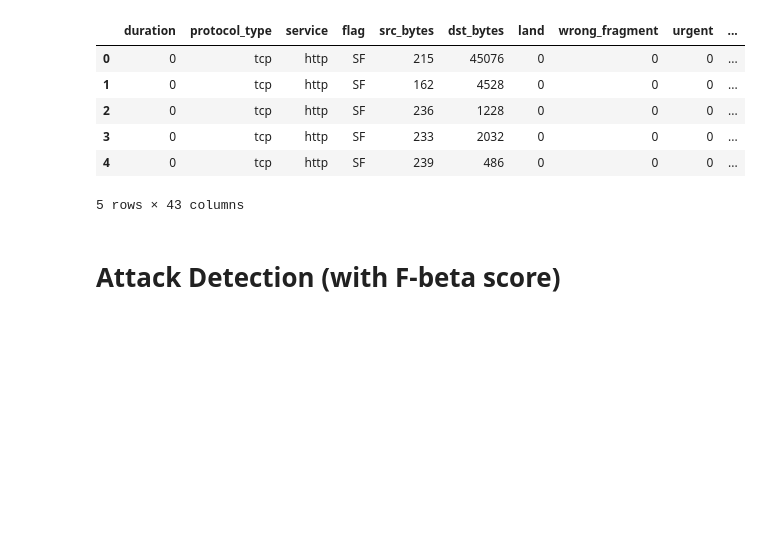
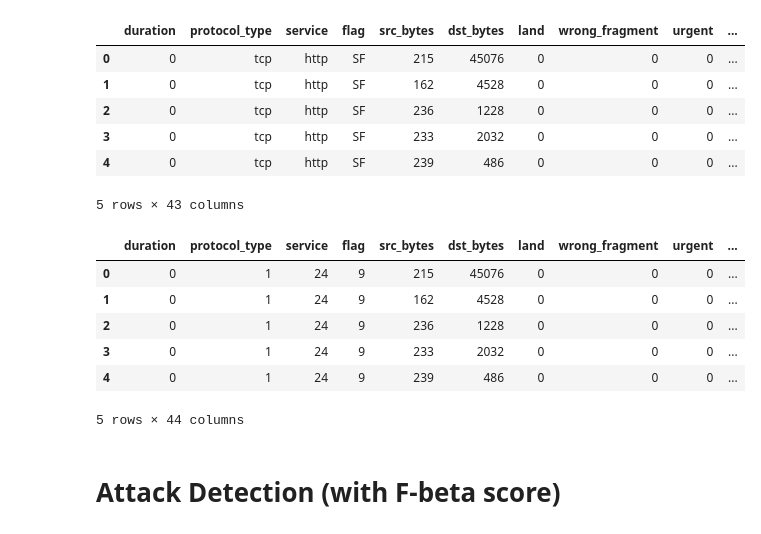
Before and after one commit to WildCodeWolf/Your-Data-Is-Mine, a Jupyter notebook: networktraffic-FeatureImportance.ipynb, the cells around one changed output. Saved outputs shown, nothing was run; the diff lists cells and outputs as text; code cells hidden in the pictures; blank space fills up the shorter version.

```diff
--- a/networktraffic-FeatureImportance.ipynb
+++ b/networktraffic-FeatureImportance.ipynb
@@ -12,9 +11,9 @@ sns.set_theme(style='whitegrid', context='paper')
 # %%
-training_df = pd.read_csv('data/network-traffic/kddcup.data.corrected.csv')
-testing_df = pd.read_csv('data/network-traffic/corrected.csv')
-complete_df = pd.read_csv('data/network-traffic/kddcup.data.complete.csv')
+training_df = pd.read_csv('data/network-traffic/kddcup.data.corrected.csv', index_col=False).drop_duplicates()
+testing_df = pd.read_csv('data/network-traffic/corrected.csv', index_col=False).drop_duplicates()
+complete_df = pd.read_csv('data/network-traffic/kddcup.data.complete.csv', index_col=False).drop_duplicates()
 
-training_df.head()
+complete_df.head()
 # %% [output]
 |  | duration | protocol_type | service | flag | src_bytes | dst_bytes | land | wrong_fragment | urgent | ... |
 | 0 | 0 | tcp | http | SF | 215 | 45076 | 0 | 0 | 0 | ... |
@@ -33,6 +37,16 @@ for col in categorical_columns:
     training_df[col] = label_encoder.fit_transform(training_df[col])
     testing_df[col] = label_encoder.fit_transform(testing_df[col])
     complete_df[col] = label_encoder.fit_transform(complete_df[col])
+# %%
+complete_df.head()
+# %% [output]
+|  | duration | protocol_type | service | flag | src_bytes | dst_bytes | land | wrong_fragment | urgent | ... |
+| 0 | 0 | 1 | 24 | 9 | 215 | 45076 | 0 | 0 | 0 | ... |
+| 1 | 0 | 1 | 24 | 9 | 162 | 4528 | 0 | 0 | 0 | ... |
+| 2 | 0 | 1 | 24 | 9 | 236 | 1228 | 0 | 0 | 0 | ... |
+| 3 | 0 | 1 | 24 | 9 | 233 | 2032 | 0 | 0 | 0 | ... |
+| 4 | 0 | 1 | 24 | 9 | 239 | 486 | 0 | 0 | 0 | ... |
+5 rows × 44 columns
 # %% [markdown]
 # Attack Detection (with F-beta score)
 # %%
```
Also changed, not shown: parts of 9 cells of this notebook.
